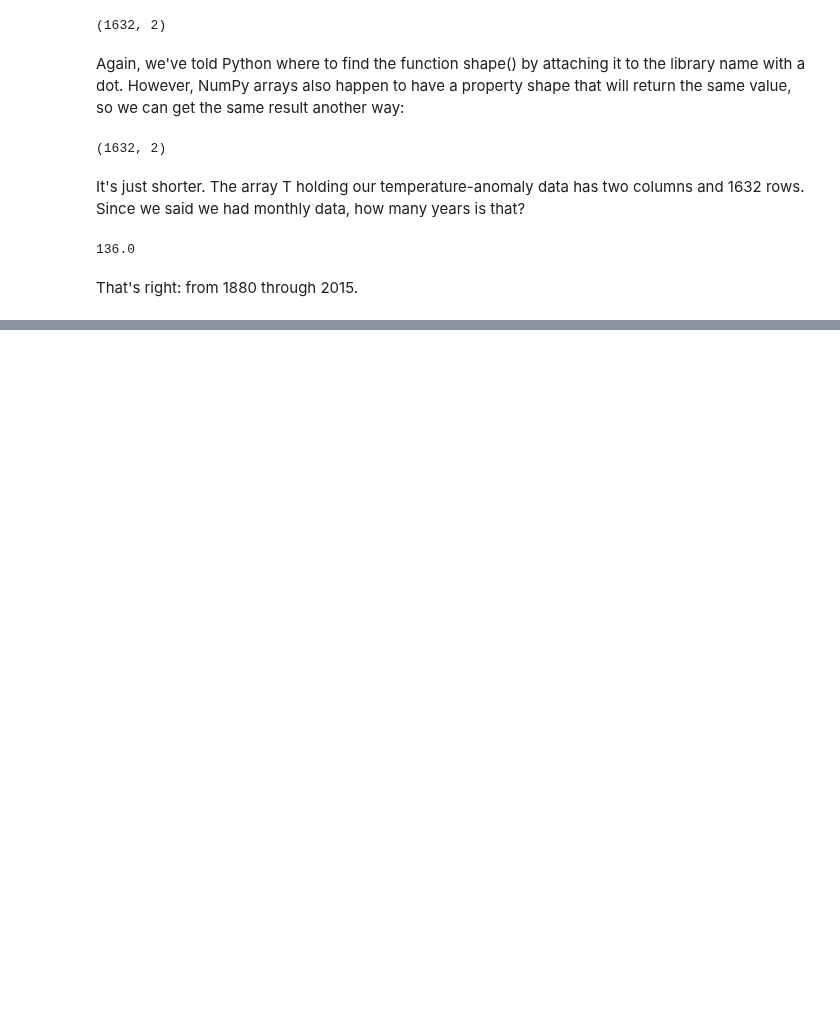
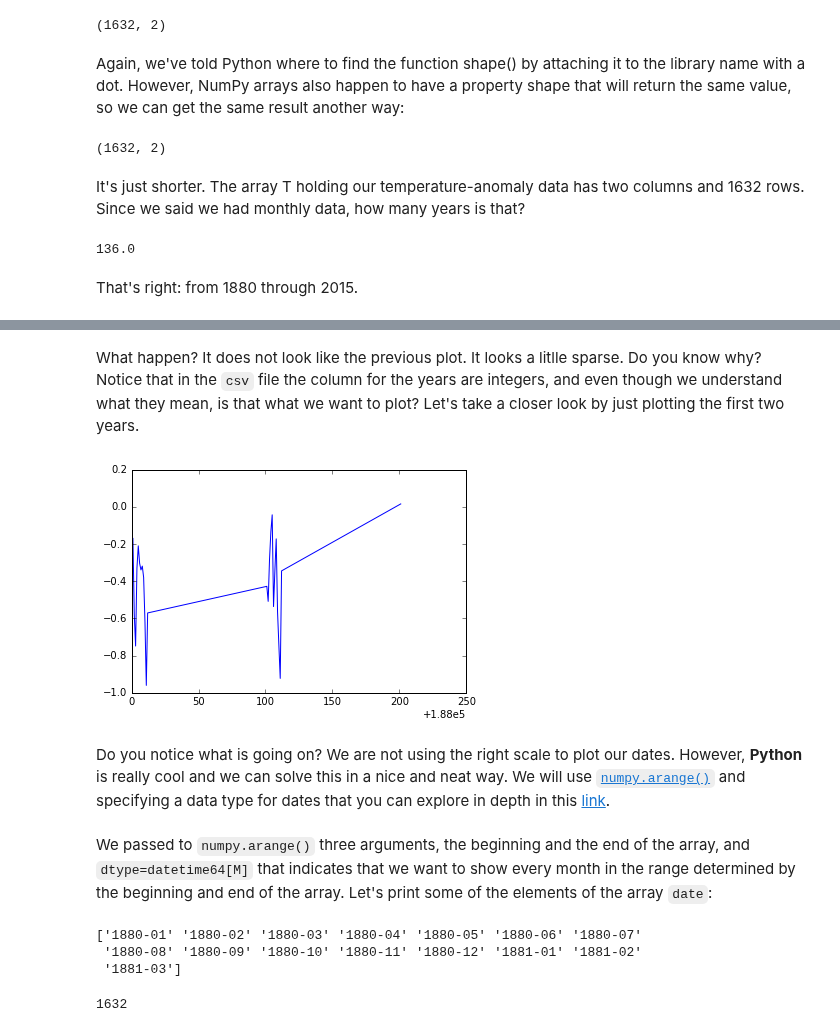
Before and after one commit to barbagroup/essential_skills_RRC, a Jupyter notebook: the_python_scientific_stack.ipynb, the cells around one changed output, grey strips where cells are left out. Cells and saved outputs as stored; diff of their text form; code cells hidden in the pictures; blank space fills up the shorter version.

Commit message:
first try onplotting in a smart way the date

```diff
--- a/the_python_scientific_stack.ipynb
+++ b/the_python_scientific_stack.ipynb
@@ -103,0 +135,8 @@ That's right: from 1880 through 2015.
+# %% [markdown]
+What happen? It does not look like the previous plot. It looks a litlle sparse. Do you know why? Notice that in the `csv` file the column for the years are integers, and even though we understand what they mean, is that what we want to plot? Let's take a closer look by just plotting the first two years.
+# %%
+pyplot.plot(T_land[0:25,0],T_land[0:25,1]);
+# %% [output]
+[figure, added]
+# %% [markdown]
+Do you notice what is going on? We are not using the right scale to plot our dates. However, **Python** is really cool and we can solve this in a nice and neat way. We will use [`numpy.arange()`](https://docs.scipy.org/doc/numpy/reference/generated/numpy.arange.html) and specifying a data type for dates that you can explore in depth in this [link](https://docs.scipy.org/doc/numpy/reference/arrays.datetime.html).
@@ -103,0 +145,12 @@ That's right: from 1880 through 2015.
+# %% [markdown]
+We passed to `numpy.arange()` three arguments, the beginning and the end of the array, and  `dtype=datetime64[M]` that indicates that we want to show every month in the range determined by the beginning and end of the array. Let's print some of the elements of the array `date`:
+# %%
+print (date[0:15])
+# %% [output]
+['1880-01' '1880-02' '1880-03' '1880-04' '1880-05' '1880-06' '1880-07'
+ '1880-08' '1880-09' '1880-10' '1880-11' '1880-12' '1881-01' '1881-02'
+ '1881-03']
+# %%
+len(T_land)
+# %% [output]
+1632
```
Also changed, not shown: parts of 19 cells of this notebook.
